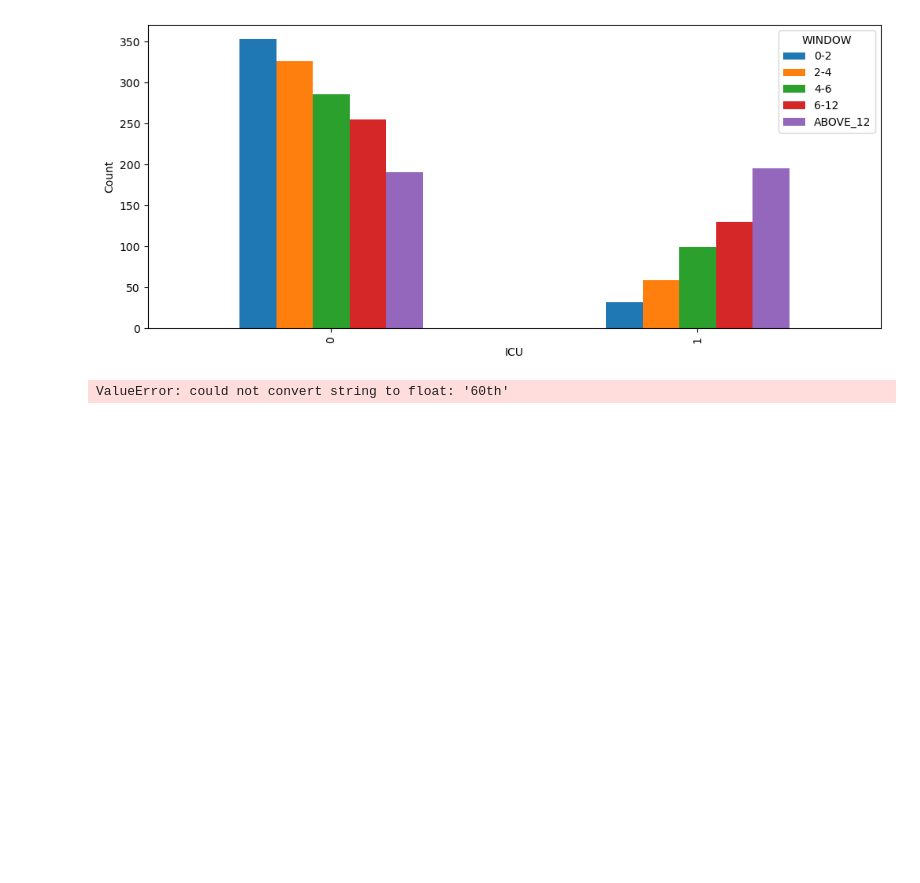
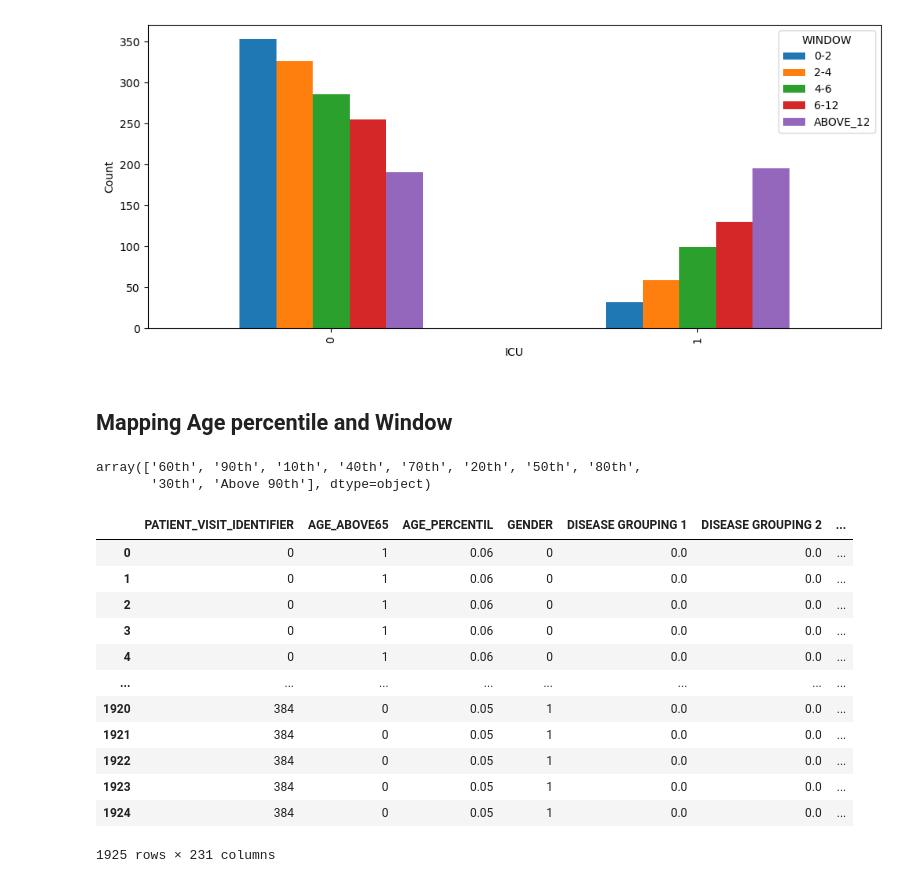
Before and after one commit to ousmannjie/Brazil-Covid19-ICU-Admission-prediction, a Jupyter notebook: covid19 ICU prediction .ipynb, the cells around one changed output. Cells and saved outputs as stored; diff of their text form; code cells hidden in the pictures; blank space fills up the shorter version.

```diff
--- a/covid19 ICU prediction .ipynb
+++ b/covid19 ICU prediction .ipynb
@@ -143,8 +172,32 @@ plt.legend(title='WINDOW')
 plt.show()
 # %% [output]
 [figure]
+# %% [markdown]
+## Mapping Age percentile and Window
+# %%
+df['AGE_PERCENTIL'].unique()
+# %% [output]
+array(['60th', '90th', '10th', '40th', '70th', '20th', '50th', '80th',
+       '30th', 'Above 90th'], dtype=object)
 # %%
-imputer = KNNImputer(n_neighbors=5)
-imputed_df = imputer.fit_transform(df)
+mapped_window = {'0-2': 0, '2-4': 1, '4-6': 2, '6-12': 3, 'ABOVE_12': 4}
+mapped_age_percentil = {'10th': 0.01, '20th': 0.02, '30th': 0.03, '40th': 0.04, '50th': 0.05, '60th': 0.06, '70th': 0.07, '80th': 0.08, '90th': 0.09, 'Above 90th': 0.1}
+
+df_filled['WINDOW'] = df_filled['WINDOW'].map(mapped_window)
+df_filled['AGE_PERCENTIL'] = df_filled['AGE_PERCENTIL'].map(mapped_age_percentil)
+
+df_filled
 # %% [output]
+|  | PATIENT_VISIT_IDENTIFIER | AGE_ABOVE65 | AGE_PERCENTIL | GENDER | DISEASE GROUPING 1 | DISEASE GROUPING 2 | ... |
+| 0 | 0 | 1 | 0.06 | 0 | 0.0 | 0.0 | ... |
+| 1 | 0 | 1 | 0.06 | 0 | 0.0 | 0.0 | ... |
+| 2 | 0 | 1 | 0.06 | 0 | 0.0 | 0.0 | ... |
+| 3 | 0 | 1 | 0.06 | 0 | 0.0 | 0.0 | ... |
+| 4 | 0 | 1 | 0.06 | 0 | 0.0 | 0.0 | ... |
+| ... | ... | ... | ... | ... | ... | ... | ... |
+| 1920 | 384 | 0 | 0.05 | 1 | 0.0 | 0.0 | ... |
+| 1921 | 384 | 0 | 0.05 | 1 | 0.0 | 0.0 | ... |
+| 1922 | 384 | 0 | 0.05 | 1 | 0.0 | 0.0 | ... |
+| 1923 | 384 | 0 | 0.05 | 1 | 0.0 | 0.0 | ... |
+| 1924 | 384 | 0 | 0.05 | 1 | 0.0 | 0.0 | ... |
-ValueError: could not convert string to float: '60th'
+1925 rows × 231 columns
```
Also changed, not shown: parts of 16 cells of this notebook.
